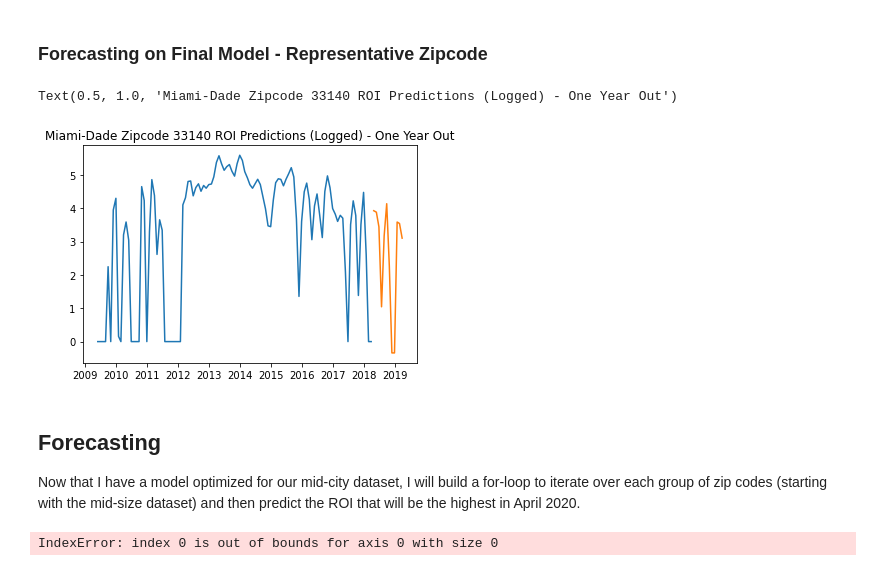
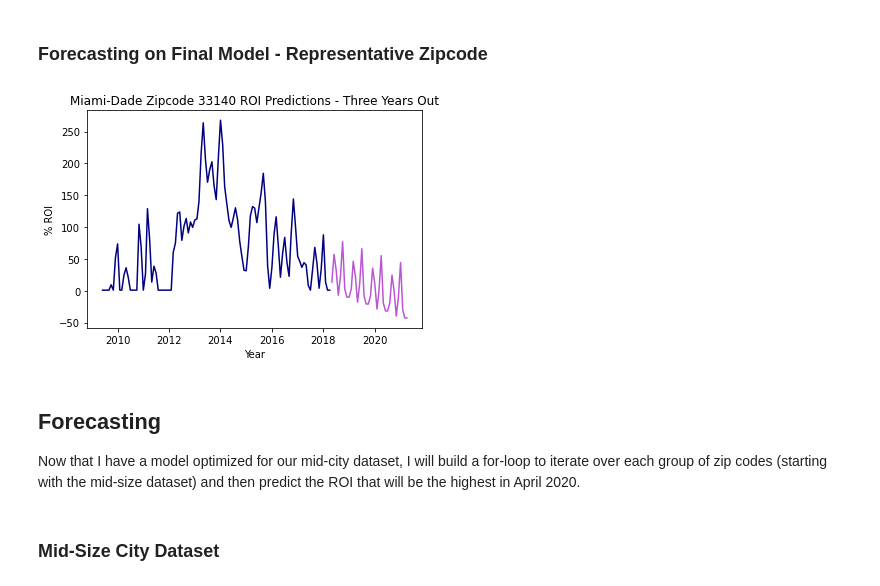
Before and after one commit to alexiskedo/Forecasting-Zillow-Home-Values, a Jupyter notebook: Real Estate Time Series Analysis.ipynb, the cells around one changed output. Saved outputs shown, nothing was run; the diff lists cells and outputs as text; code cells hidden in the pictures.

Commit message:
add images and presentation

```diff
--- a/Real Estate Time Series Analysis.ipynb
+++ b/Real Estate Time Series Analysis.ipynb
@@ -808,0 +818,14 @@ plt.legend();
+# %%
+#Code to make chart above more user-friendly for my presentation
+fig, ax = plt.subplots()
+
+exp_miami_ts = np.exp(miami_ts)
+ax.plot(exp_miami_ts, label='Observed Values', color = 'mediumorchid')
+ax.plot(sa_y_hat_train, label='Model Predictions', color='navy')
+ax.plot(sa_y_hat_test, label='Model Predictions',color='navy')
+ax.set_title('First ARIMA Model for Miami-Dade Zipcode 33140')
+
+plt.xlabel("Year")
+plt.ylabel("% ROI")
+
+plt.savefig('First_Model')
@@ -849,23 +888,29 @@ The residuals appear normally distributed, though if I have more time I'd work t
 # %% [markdown]
 ### Forecasting on Final Model - Representative Zipcode
 # %%
-final_model = SARIMAX(miami_ts,
+final_model = SARIMAX(exp_miami_ts,
                   order=(0, 1, 2),
                   seasonal_order=(0, 1, 0, 9),
                   enforce_stationarity=False,
                   enforce_invertibility=False).fit()
 # %%
 #Predicting into the future one year out
-forecast = final_model.forecast(steps = 12)
+forecast = final_model.forecast(steps = 36)
 # %%
 fig, ax = plt.subplots()
-ax.plot(miami_ts)
-ax.plot(forecast)
-ax.set_title('Miami-Dade Zipcode 33140 ROI Predictions (Logged) - One Year Out')
+ax.plot(exp_miami_ts, color = 'navy')
+ax.plot(forecast, color='mediumorchid')
+ax.set_title('Miami-Dade Zipcode 33140 ROI Predictions - Three Years Out')
+
+plt.xlabel("Year")
+plt.ylabel("% ROI")
+
+plt.savefig('Forecasted_Model')
 # %% [output]
-Text(0.5, 1.0, 'Miami-Dade Zipcode 33140 ROI Predictions (Logged) - One Year Out')
-[figure, old version]
+[figure, new version]
 # %% [markdown]
 ## Forecasting
 Now that I have a model optimized for our mid-city dataset, I will build a for-loop to iterate over each group of zip codes (starting with the mid-size dataset) and then predict the ROI that will be the highest in April 2020.
+# %% [markdown]
+### Mid-Size City Dataset
 # %%
@@ -875,26 +920,19 @@ dense_top10 = dense_top10.astype('int')
 # %%
-zip_predictions = {}
-#miami_budget_zips is a list of zipcodes in Miami-Dade County with average price under $300000
+dense_zip_predictions = {}
 for zipcode in dense_zips:
     #Selecting only the timestamps for our given zipcode
-    zips = dense_top10.loc[dense_top10['zipcode'] == zipcode]
+    zips = dense_top10_stripped.query(f'zipcode=="{zipcode}"')
     series = zips['roi']
     #Only taking data from 2009 onwards to more accurately reflect current market conditions
     recent_series = series['2009-06-01':]
-#     # Splitting the last 80% of our series as a test dataset.
-#     end_of_train_index = round(recent_series.shape[0] * .8)
-#     train_series = recent_series.iloc[:end_of_train_index]
-#     test_series = recent_series.iloc[end_of_train_index:]
-    # Plug the optimal parameter values for our Training data into a SARIMAX model that fits our entire series.
-    sa_model = SARIMAX(train_series, order=(0, 1, 2),seasonal_order=(0, 1, 0, 9),enforce_stationarity=False,enforce_invertibility=False)
+    # Plug the optimal parameter values into a SARIMAX model that fits our entire series.
+    sa_model = SARIMAX(recent_series, order=(0, 1, 2),seasonal_order=(0, 1, 0, 9),enforce_stationarity=False,enforce_invertibility=False)
     # Fit the model and print results
     output = sa_model.fit()
     #Getting a forecast for the next 12 months after the last recorded date on our dataset.
-    forecast = output.get_forecast(12)
+    forecast = output.get_forecast(36)
     prediction = forecast.conf_int()
     prediction['value'] = forecast.predicted_mean
     prediction.columns = ['lower','upper','prediction']
     #Adding the Zipcode's ROI to the zip_predictions dictionary
-    zip_predictions[zipcode] = ((prediction['prediction'][-1]) - (series['value'][-1]))/ (series['value'][-1])
+    dense_zip_predictions[zipcode] = ((prediction['prediction'][-1]) - (series.values[-1]))/ (series.values[-1])
-# %% [output]
-IndexError: index 0 is out of bounds for axis 0 with size 0
```
Also changed, not shown: parts of 58 cells of this notebook, 10 other files.
